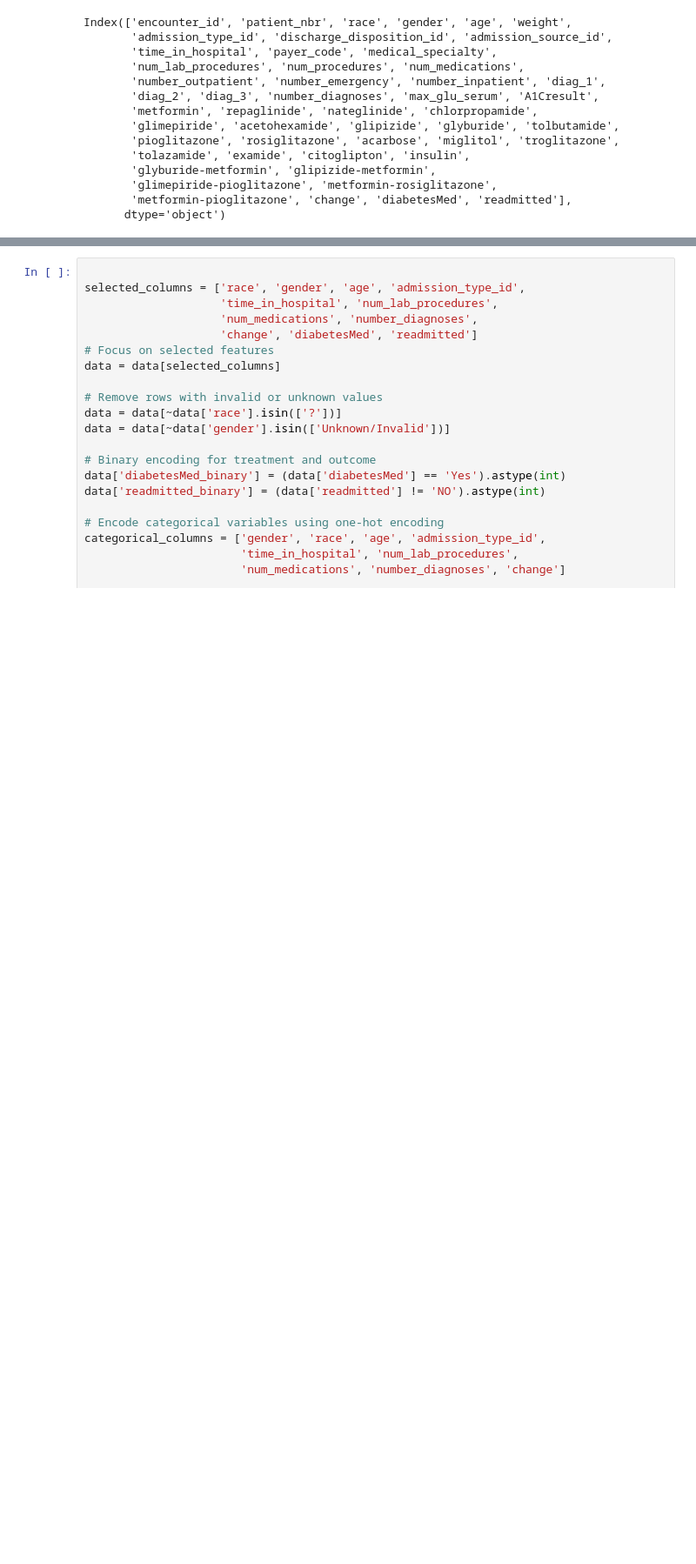
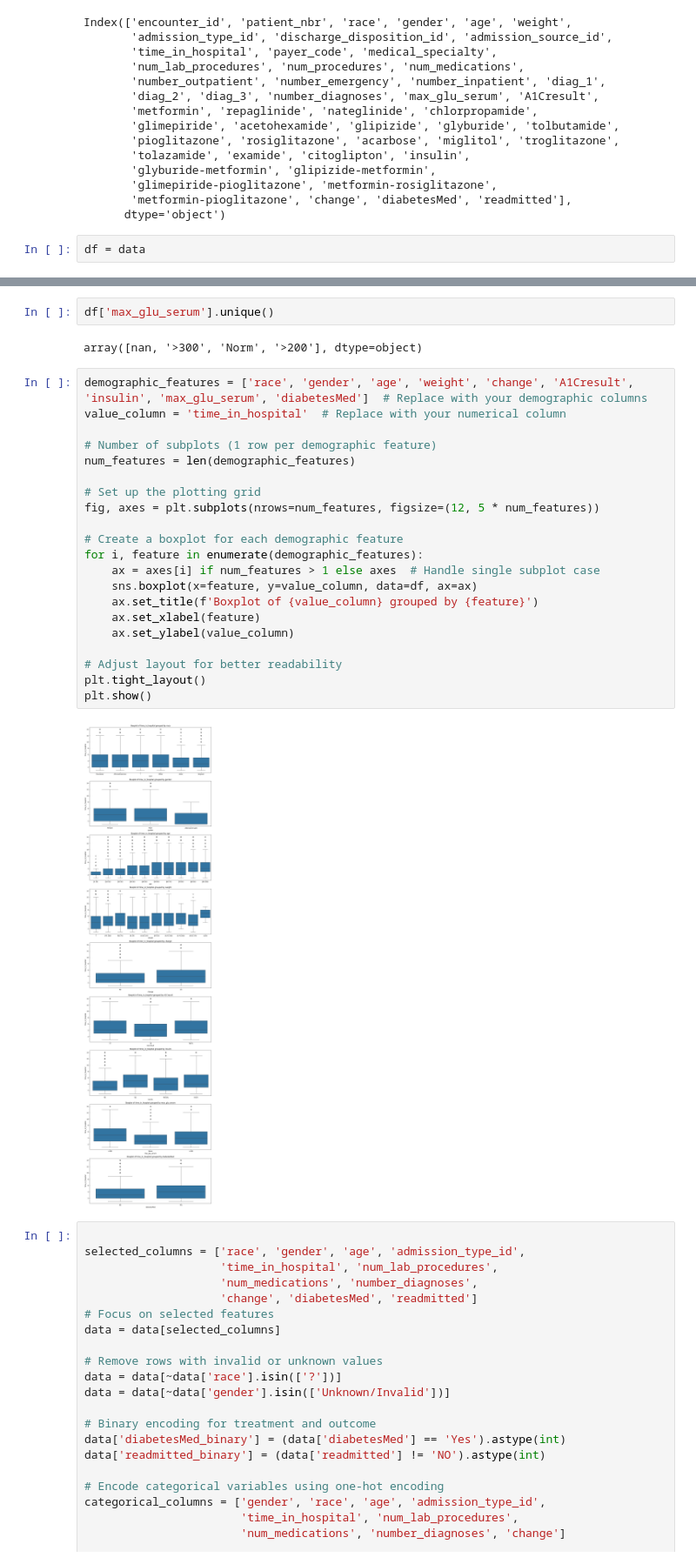
Before and after one commit to aueskinj/Data-Science-Projects, a Jupyter notebook: CausalML/healthcareml/healthcarecausalml.ipynb, the cells around one changed output, grey strips where cells are left out. Shown: that part at 87% size. Saved outputs shown, nothing was run; the diff lists cells and outputs as text; blank space fills up the shorter version.

Commit message:
additional EDA to check on data distribution of numerical value time_in_hospital

```diff
--- a/CausalML/healthcareml/healthcarecausalml.ipynb
+++ b/CausalML/healthcareml/healthcarecausalml.ipynb
@@ -45,3 +49,5 @@ Index(['encounter_id', 'patient_nbr', 'race', 'gender', 'age', 'weight',
        'glimepiride-pioglitazone', 'metformin-rosiglitazone',
        'metformin-pioglitazone', 'change', 'diabetesMed', 'readmitted'],
       dtype='object')
+# %%
+df = data
@@ -48,3 +147,30 @@ Index(['encounter_id', 'patient_nbr', 'race', 'gender', 'age', 'weight',
+# %%
+df['max_glu_serum'].unique()
+# %% [output]
+array([nan, '>300', 'Norm', '>200'], dtype=object)
+# %%
+demographic_features = ['race', 'gender', 'age', 'weight', 'change', 'A1Cresult', 'insulin', 'max_glu_serum', 'diabetesMed']  # Replace with your demographic columns
+value_column = 'time_in_hospital'  # Replace with your numerical column
+
+# Number of subplots (1 row per demographic feature)
+num_features = len(demographic_features)
+
+# Set up the plotting grid
+fig, axes = plt.subplots(nrows=num_features, figsize=(12, 5 * num_features))
+
+# Create a boxplot for each demographic feature
+for i, feature in enumerate(demographic_features):
+    ax = axes[i] if num_features > 1 else axes  # Handle single subplot case
+    sns.boxplot(x=feature, y=value_column, data=df, ax=ax)
+    ax.set_title(f'Boxplot of {value_column} grouped by {feature}')
+    ax.set_xlabel(feature)
+    ax.set_ylabel(value_column)
+
+# Adjust layout for better readability
+plt.tight_layout()
+plt.show()
+# %% [output]
+[figure, added]
 # %%
 
 selected_columns = ['race', 'gender', 'age', 'admission_type_id',
```
Also changed, not shown: parts of 9 cells of this notebook.
